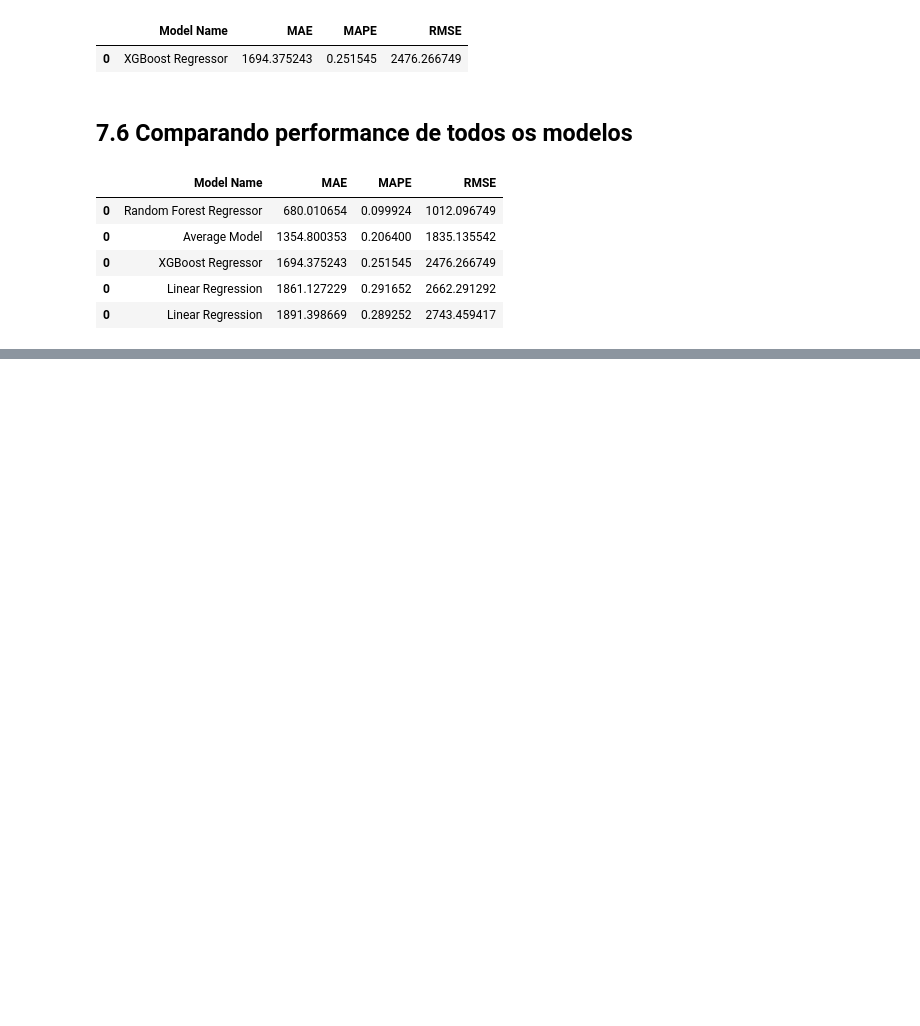
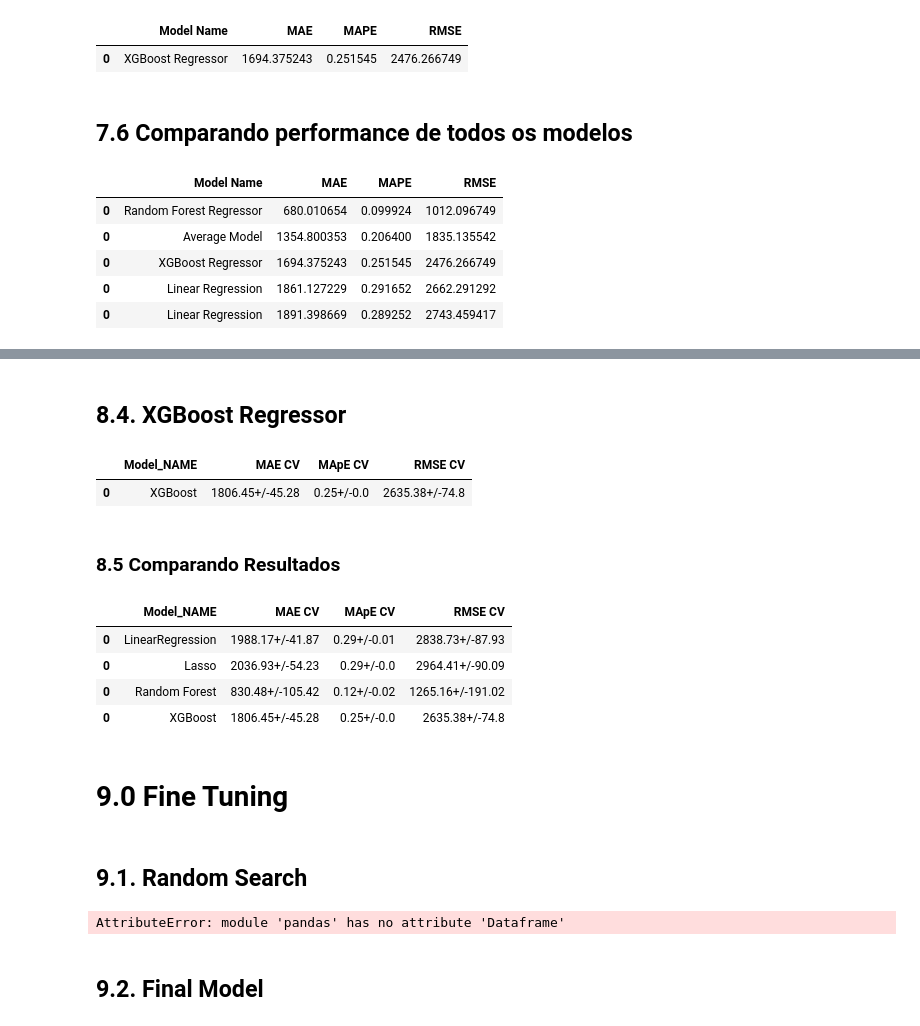
Before and after one commit to thiago-vale/ds-em-producao, a Jupyter notebook: notebooks/store-sales-ŕedictions.ipynb, the cells around one changed output, grey strips where cells are left out. Saved outputs shown, nothing was run; the diff lists cells and outputs as text; code cells hidden in the pictures; blank space fills up the shorter version.

Commit message:
FIne Tuning com random search

```diff
--- a/notebooks/store-sales-ŕedictions.ipynb
+++ b/notebooks/store-sales-ŕedictions.ipynb
@@ -1222,0 +1274,4 @@ modeling_result.sort_values('RMSE')
+# %%
+model = LinearRegression()
+lr_result_cv = time_cross_validation( x_training, 5, 'LinearRegression', model)
+lr_result_cv
@@ -1222,0 +1283,4 @@ modeling_result.sort_values('RMSE')
+# %%
+model = Lasso( alpha=0.01 )
+lrr_result_cv = time_cross_validation( x_training, 5, 'Lasso', model)
+lrr_result_cv
@@ -1222,0 +1292,4 @@ modeling_result.sort_values('RMSE')
+# %%
+model = RandomForestRegressor( n_estimators=100 , n_jobs=1 , random_state=42 )
+rf_result_cv = time_cross_validation( x_training, 5, 'Random Forest', model, verbose=True)
+rf_result_cv
@@ -1222,0 +1304,34 @@ modeling_result.sort_values('RMSE')
+# %% [markdown]
+## 8.4. XGBoost Regressor
+# %%
+model = xgb.XGBRegressor(
+                        objective='reg:squarederror',
+                        n_estimators=100,
+                        eta=0.01,
+                        max_depth=10,
+                        subsample=0.7,
+                        colsample_bytee=0.9,
+                        n_jobs=1,
+                        random_state=42 )\
+                        .fit( x_train, y_train )
+
+xgb_result_cv = time_cross_validation( x_training, 5, 'XGBoost', model)
+xgb_result_cv
+# %% [output]
+|  | Model_NAME | MAE CV | MApE CV | RMSE CV |
+| 0 | XGBoost | 1806.45+/-45.28 | 0.25+/-0.0 | 2635.38+/-74.8 |
+# %% [markdown]
+### 8.5 Comparando Resultados
+# %%
+modeling_result_cv = pd.concat( [ lr_result_cv , lrr_result_cv , rf_result_cv , xgb_result_cv ])
+modeling_result_cv
+# %% [output]
+|  | Model_NAME | MAE CV | MApE CV | RMSE CV |
+| 0 | LinearRegression | 1988.17+/-41.87 | 0.29+/-0.01 | 2838.73+/-87.93 |
+| 0 | Lasso | 2036.93+/-54.23 | 0.29+/-0.0 | 2964.41+/-90.09 |
+| 0 | Random Forest | 830.48+/-105.42 | 0.12+/-0.02 | 1265.16+/-191.02 |
+| 0 | XGBoost | 1806.45+/-45.28 | 0.25+/-0.0 | 2635.38+/-74.8 |
+# %% [markdown]
+# 9.0 Fine Tuning
+# %% [markdown]
+## 9.1. Random Search
@@ -1222,0 +1350,26 @@ modeling_result.sort_values('RMSE')
+# %%
+final_result = pd.Dataframe()
+
+for i in range ( MAX_EVAL ):
+    hp = { k: random.sample( v, 1 )[0] for k , v in param.items() }
+    print(hp)
+
+    model = xgb.XGBRegressor(
+                            objective='reg:squarederror',
+                            n_estimators=hp['n_estimators'],
+                            eta=hp['eta'],
+                            max_depth=hp['max_depth'],
+                            subsample=hp['subsample'],
+                            colsample_bytee=hp['colsample_bytee'],
+                            n_jobs=hp['n_jobs'],
+                            min_child_weight=hp['min_child_weight'],
+                            random_state=42 )
+
+    result = time_cross_validation( x_training, 5, 'XGBoost', model, verbose=True)
+    pd.copncat([final_result , result])
+
+final_result
+# %% [output]
+AttributeError: module 'pandas' has no attribute 'Dataframe'
+# %% [markdown]
+## 9.2. Final Model
```
Also changed, not shown: parts of 23 cells of this notebook.
